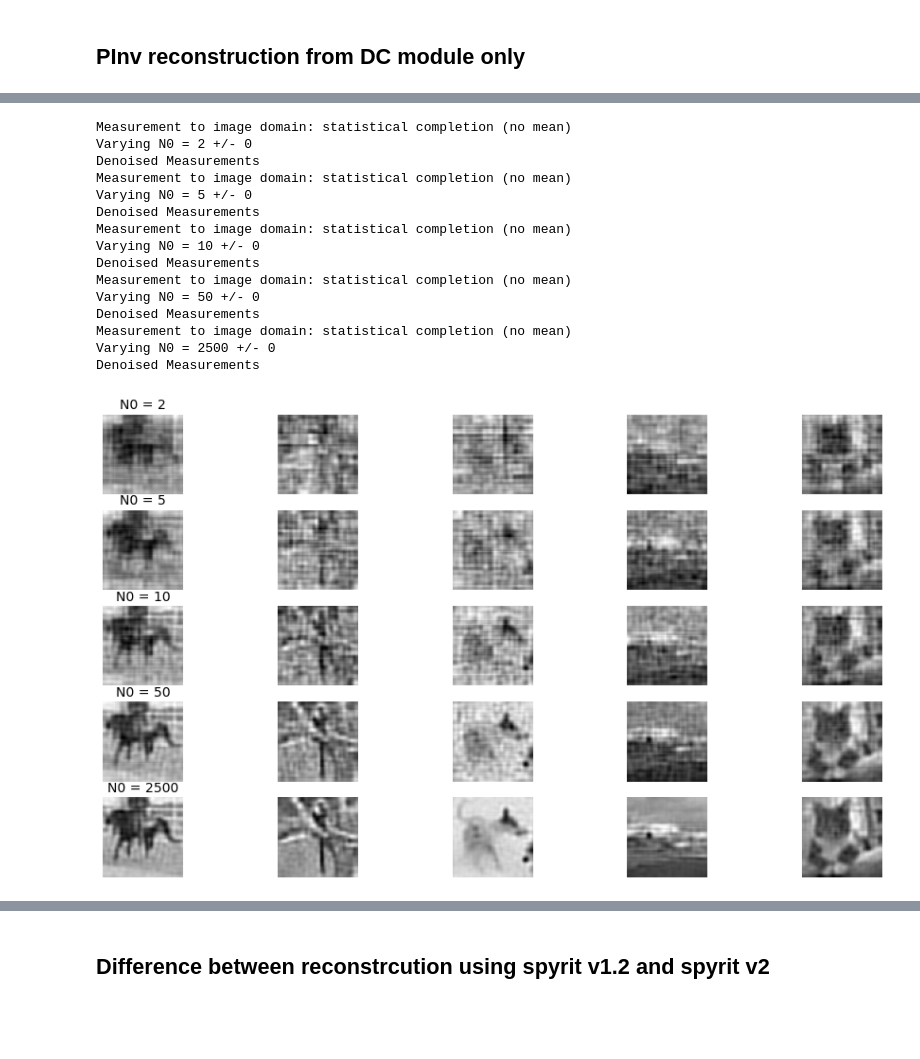
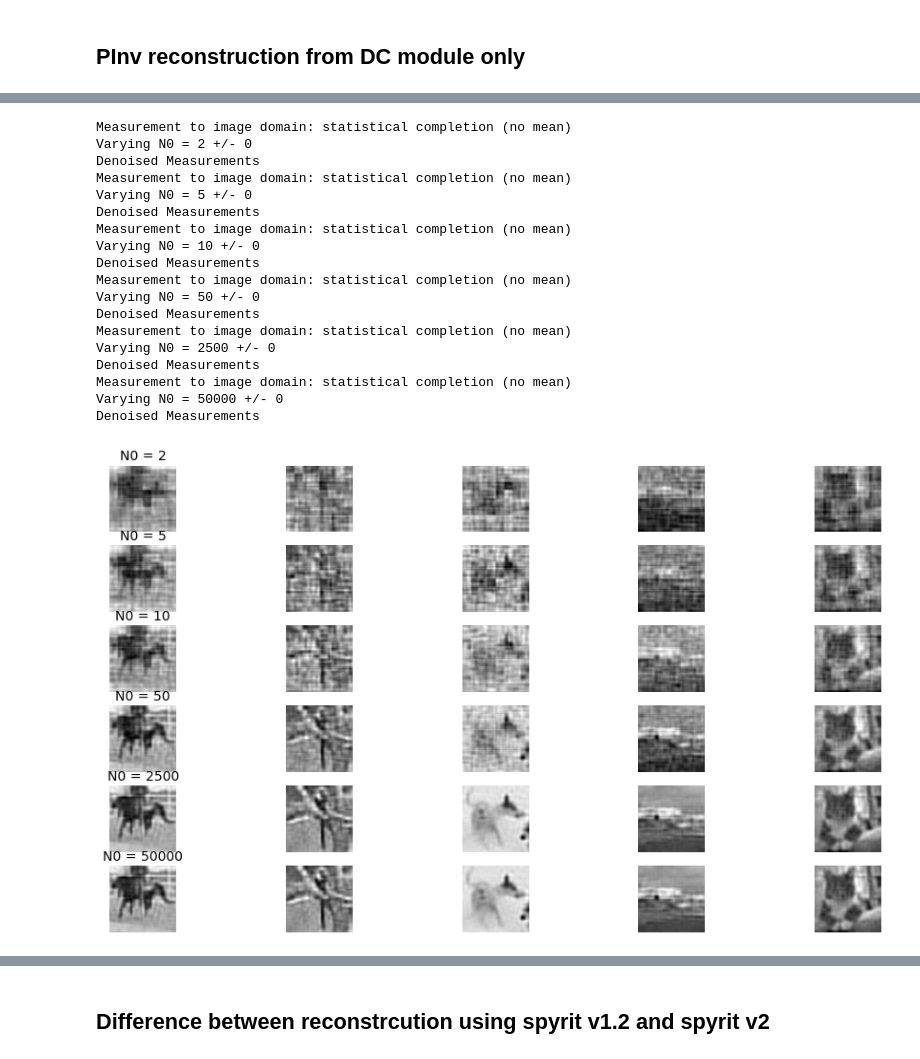
Before and after one commit to openspyrit/spyrit-examples, a Jupyter notebook: Debug_version_2/generalised_orthogonal_debug.ipynb, the cells around one changed output, grey strips where cells are left out. Drawn from its saved outputs; the diff is of its cells as text; code cells hidden in the pictures; blank space fills up the shorter version.

```diff
--- a/Debug_version_2/generalised_orthogonal_debug.ipynb
+++ b/Debug_version_2/generalised_orthogonal_debug.ipynb
@@ -100,7 +100,7 @@ var = SPP.sigma(m)
 ## MMSE reconstruction from DC module only
 # %%
 x_est_P = P(y, x_0, var, FO_split)
-plt.rcParams['figure.figsize'] = [15, 10]
+plt.rcParams['figure.figsize'] = [6, 4]
 img = x_est_P[0,:]
 img = img.detach().numpy();
 imagesc(np.reshape(img,(h,w)))
@@ -110,7 +110,7 @@ imagesc(np.reshape(img,(h,w)))
 ## MMSE reconstruction from full Network
 # %%
 x_est_model = MmmseNet.reconstruct_mmse(m.view(5,1,-1))
-plt.rcParams['figure.figsize'] = [15, 10]
+plt.rcParams['figure.figsize'] = [6, 4]
 img = x_est_model[0,:]
 img = img.detach().numpy();
 imagesc(np.reshape(img,(h,w)))
@@ -120,7 +126,7 @@ imagesc(np.reshape(img,(h,w)))
 ## PInv reconstruction from DC module only
 # %%
 x_est = Pinv(y, FO_split)
-plt.rcParams['figure.figsize'] = [15, 10]
+plt.rcParams['figure.figsize'] = [6, 4]
 img = x_est[0,:]
 img = img.detach().numpy();
 imagesc(np.reshape(img,(h,w)))
@@ -129,29 +135,40 @@ imagesc(np.reshape(img,(h,w)))
 # %%
-N0_list = [2, 5, 10, 50, 2500];
+N0_list = [2, 5, 10, 50, 2500, 50000];
 outlist = [];
 out_pinv = [];
 prevlist = [];
 for N0 in N0_list:
+
     A_b = Bruit_Poisson_approx_Gauss(N0, FO_split)
     SPP = Split_diag_poisson_preprocess(N0, M, w*h)
+
+    # N0 for recon only
+    #N0 = 50000
 
     model = DenoiCompNet(img_size, M, Mean_had, Cov_had, variant=0, N0=N0, H=H/img_size)
     model.eval();
 
+    # data (and preprocessing)
     m = A_b(x);
     m_mem = torch.clone(m)
     y = SPP(m, FO_split);
     var = SPP.sigma(m);
 
-
+    # pseudo-inverse
     x_Pinv = Pinv(y, FO_split);
     out_pinv.append(torch2numpy(x_Pinv.view(1,bs, 1, h, w)))
 
-    x_est = P(y, x_0, var, FO_split);
+    # mmse new
+    MmmseNet.PreP.N0 = N0
+    x_est = MmmseNet.reconstruct_mmse(m.view(bs,1,-1))
+
+    # mmse new (alternative)
+    #x_est = P(y, x_0, var, FO_split);
+
     outlist.append(torch2numpy(x_est.view(1,bs, 1, h, w)))
 
+    # mmse old
     recon_free = model.forward_reconstruct_mmse(m_mem, b, c, h, w)
-
     prevlist.append(torch2numpy(recon_free.view(1,bs, 1, h, w)))
 # %% [output]
 Measurement to image domain: statistical completion (no mean)
@@ -169,21 +186,24 @@ Denoised Measurements
 Measurement to image domain: statistical completion (no mean)
 Varying N0 = 2500 +/- 0
 Denoised Measurements
+Measurement to image domain: statistical completion (no mean)
+Varying N0 = 50000 +/- 0
+Denoised Measurements
 # %%
 %matplotlib inline
 plt.rcParams['figure.figsize'] = [50, 20]
 
-nb_disp_frames = len(N0_list)
 outputs_0 = outlist;
 title_lists_0 = []
 title_lists_0.append(["N0 = 2"]+["" for i in range(bs-1)])
 title_lists_0.append(["N0 = 5"]+["" for i in range(bs-1)])
 title_lists_0.append(["N0 = 10"]+["" for i in range(bs-1)])
 title_lists_0.append(["N0 = 50"]+["" for i in range(bs-1)])
 title_lists_0.append(["N0 = 2500"]+["" for i in range(bs-1)])
-compare_video_frames(outputs_0, nb_disp_frames, title_lists_0, savefig = '');
+title_lists_0.append(["N0 = 50000"]+["" for i in range(bs-1)])
+compare_video_frames(outputs_0, bs, title_lists_0, savefig = '');
 # %% [output]
-[figure, old version]
+[figure, new version]
 # %%
 %matplotlib inline
 plt.rcParams['figure.figsize'] = [50, 20]
```
Also changed, not shown: parts of 10 cells of this notebook.
